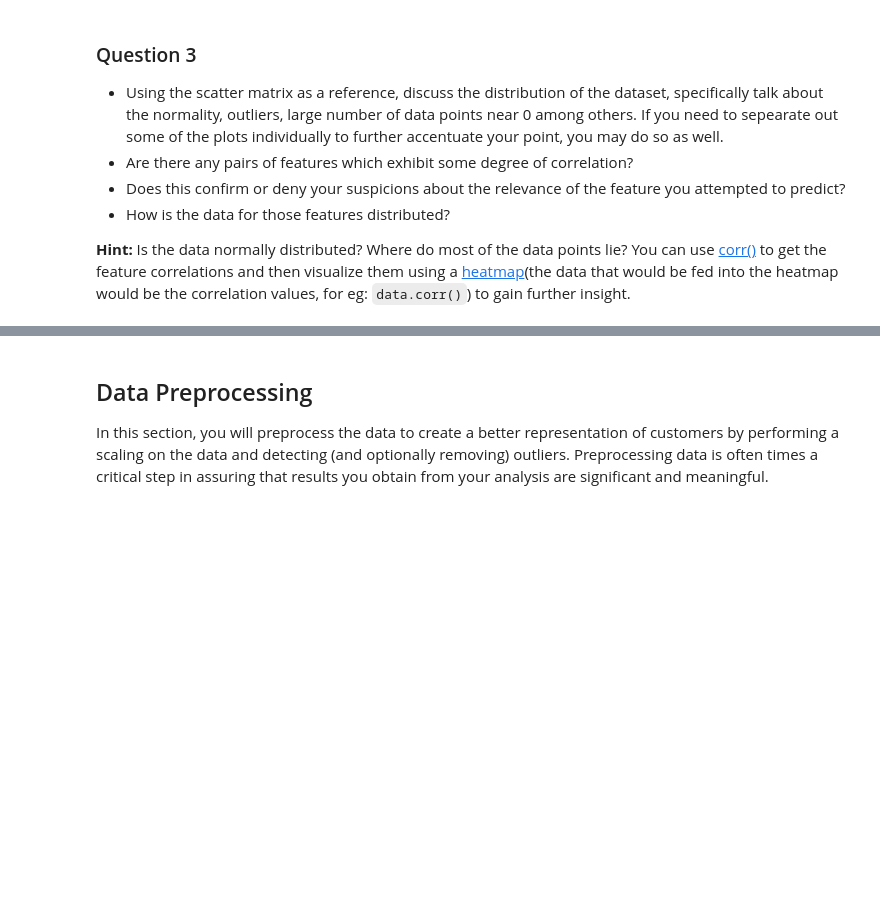
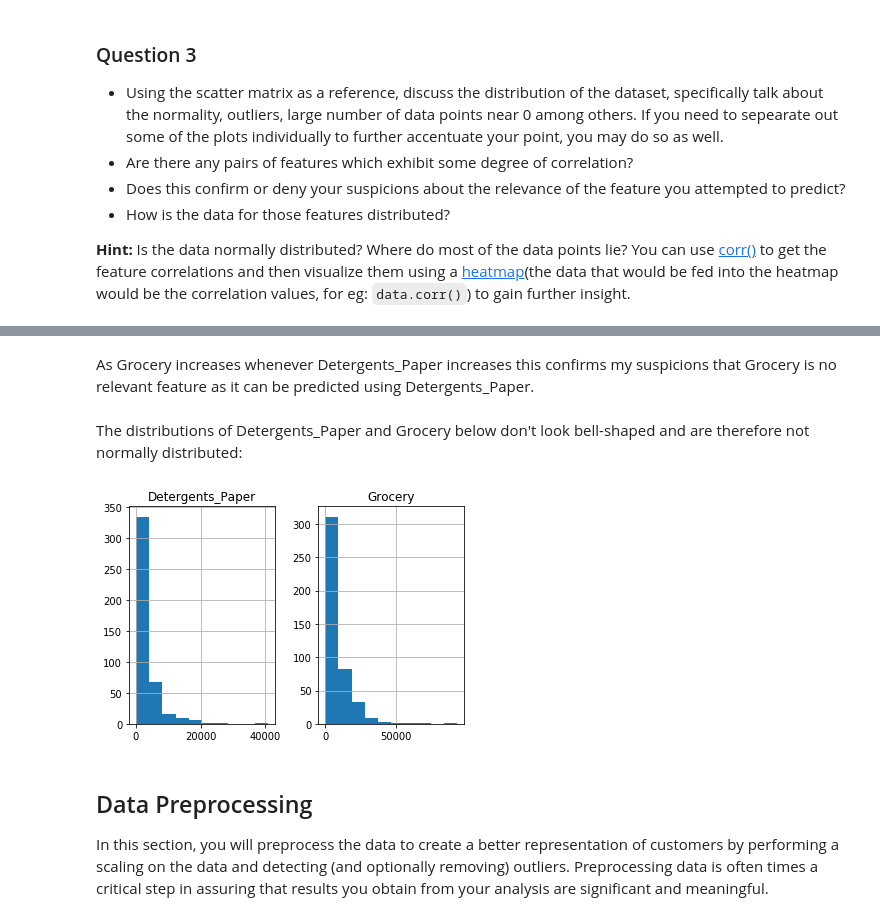
Before and after one commit to KnollFrank/Creating-Customer-Segments, a Jupyter notebook: customer_segments.ipynb, the cells around one changed output, grey strips where cells are left out. Saved outputs shown, nothing was run; the diff lists cells and outputs as text; code cells hidden in the pictures; blank space fills up the shorter version.

```diff
--- a/customer_segments.ipynb
+++ b/customer_segments.ipynb
@@ -164,3 +187,11 @@ pd.plotting.scatter_matrix(data, alpha = 0.3, figsize = (14,8), diagonal = 'kde'
+# %% [markdown]
+As Grocery increases whenever Detergents_Paper increases this confirms my suspicions that Grocery is no relevant feature as it can be predicted using Detergents_Paper.
+# %% [markdown]
+The distributions of Detergents_Paper and Grocery below don't look bell-shaped and are therefore not normally distributed:
+# %%
+data.hist(column=['Grocery', 'Detergents_Paper']);
+# %% [output]
+[figure, added]
 # %% [markdown]
 ## Data Preprocessing
 In this section, you will preprocess the data to create a better representation of customers by performing a scaling on the data and detecting (and optionally removing) outliers. Preprocessing data is often times a critical step in assuring that results you obtain from your analysis are significant and meaningful.
```
Also changed, not shown: parts of 7 cells of this notebook.
